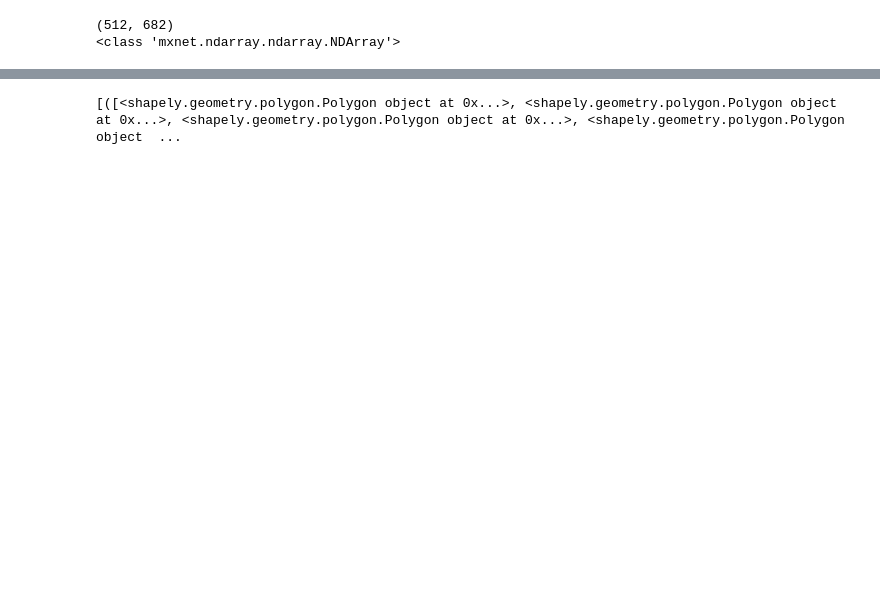
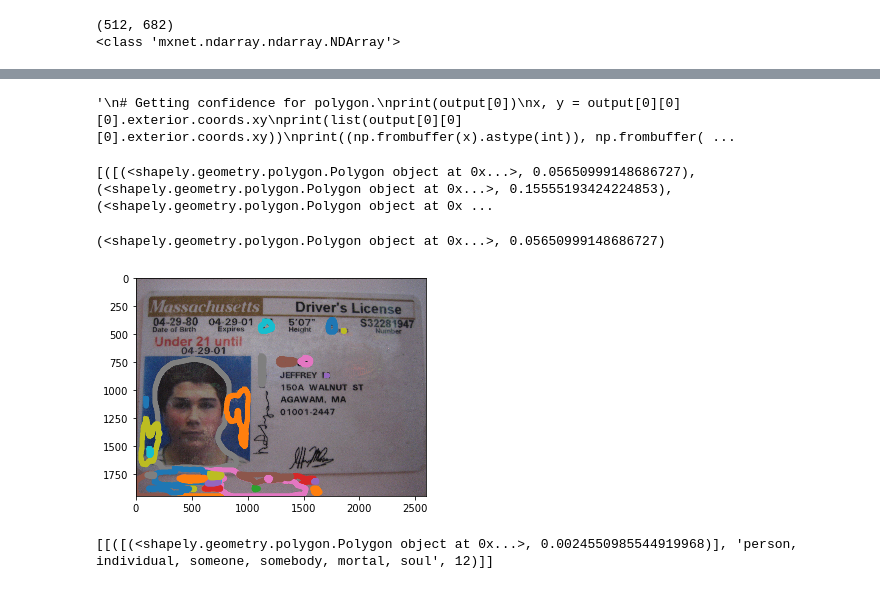
Before and after one commit to agathe-balayn/man_machine_image_privatisation, a Jupyter notebook: test_evaluation.ipynb, the cells around one changed output, grey strips where cells are left out. Saved outputs shown, nothing was run; the diff lists cells and outputs as text; code cells hidden in the pictures; blank space fills up the shorter version.

```diff
--- a/test_evaluation.ipynb
+++ b/test_evaluation.ipynb
@@ -41,7 +42,7 @@ import deeplab_utils as dl_u
 Using TensorFlow backend.
 # %%
 #image_list_deeplab, list_image_names_deeplab, list_ratio = eval_u.prepare_dataset('../small_10_test2017/', 'deeplab', True)
-image_list_deeplab, list_image_names_deeplab, list_ratio = eval_u.prepare_dataset('../1_test2017/', 'deeplab', True)
+image_list_deeplab, list_image_names_deeplab, list_ratio, list_shapes = eval_u.prepare_dataset('../1_test2017/', 'deeplab', True)
 # %%
 model_deeplab = eval_u.load_model('deeplab')
 output_pred_deeplab = eval_u.get_predictions(image_list_deeplab, 'deeplab', model_deeplab)
@@ -85,3 +129,67 @@ Creating polygons.
+# %%
+"""
+# Getting confidence for polygon.
+print(output[0])
+x, y = output[0][0][0].exterior.coords.xy
+print(list(output[0][0][0].exterior.coords.xy))
+print((np.frombuffer(x).astype(int)), np.frombuffer(y).astype(int))
+x = np.frombuffer(x).astype(int)
+y = np.frombuffer(y).astype(int)
+
+from scipy.ndimage.morphology import binary_fill_holes as imfill
+
+mask = np.zeros((image_list_deeplab[0].shape[2], image_list_deeplab[0].shape[3]),dtype=bool)
+mask[x, y] = 1
+img_proba = output_pred_deeplab[0][0][0, output[0][2], :, :]
+out = img_proba[imfill(mask)].sum() / img_proba[imfill(mask)].shape[0]
+
+mask.shape
+print(np.unique(mask))
+print(imfill(mask))
+print(img_proba[imfill(mask)])
+print(out)
+"""
+# %% [output]
+'\n# Getting confidence for polygon.\nprint(output[0])\nx, y = output[0][0][0].exterior.coords.xy\nprint(list(output[0][0][0].exterior.coords.xy))\nprint((np.frombuffer(x).astype(int)), np.frombuffer( ...
+# %%
+print(output)
+# %% [output]
+[([(<shapely.geometry.polygon.Polygon object at 0x...>, 0.05650999148686727), (<shapely.geometry.polygon.Polygon object at 0x...>, 0.15555193424224853), (<shapely.geometry.polygon.Polygon object at 0x ...
+# %%
+print(output[0][0][0])
+# %% [output]
+(<shapely.geometry.polygon.Polygon object at 0x...>, 0.05650999148686727)
+# %%
+# Test plotting the image and polygons
+
+import matplotlib.pyplot as plt
+
+img = image.imread(path)
+
+#plt.imshow(img.asnumpy())
+
+"""
+for poly in output[1][0]:
+    #x,y = output[0][0][0][0].exterior.xy
+    x,y = poly[0].exterior.xy
+    #print(x)
+    plt.plot(x,y)
+
+#plt.show()
+"""
+
+
+#x,y = output[1][0][0][0].exterior.xy
+fig, ax = plt.subplots()
+ax.imshow(img.asnumpy()) #, extent=[0, 3000, 0, 3000])
+#ax.autoscale(False)
+for poly_type in output:
+    for poly in poly_type[0]:
+        x,y = poly[0].exterior.xy
+        ax.plot(x,y ,  linewidth=5)
+plt.show()
+# %% [output]
+[figure, added]
 # %%
 def simple_rule_based_obfuscation(output_deeplab):
     # Later we can save other things like the "sky" to decide to hide it
@@ -95,4 +208,4 @@ print(type(output_pred_deeplab[0]))
 # %%
-print(output)
+print(list_true_output)
 # %% [output]
-[([<shapely.geometry.polygon.Polygon object at 0x...>, <shapely.geometry.polygon.Polygon object at 0x...>, <shapely.geometry.polygon.Polygon object at 0x...>, <shapely.geometry.polygon.Polygon object  ...
+[[([(<shapely.geometry.polygon.Polygon object at 0x...>, 0.0024550985544919968)], 'person, individual, someone, somebody, mortal, soul', 12)]]
```
Also changed, not shown: parts of 19 cells of this notebook, 1 other file.
